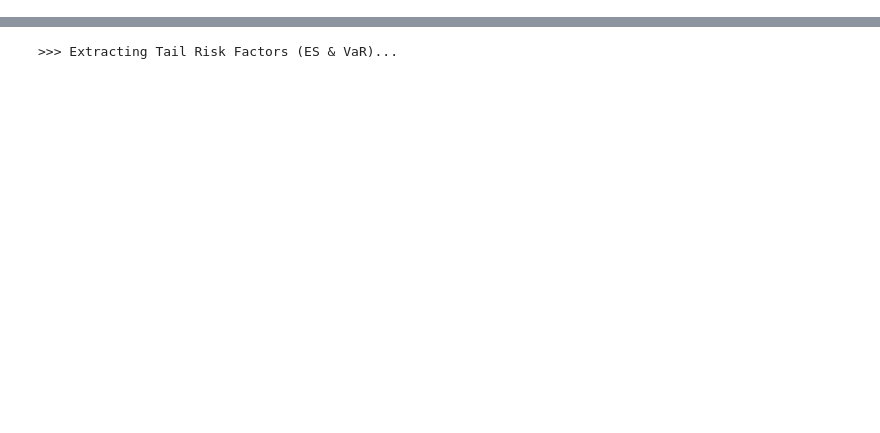
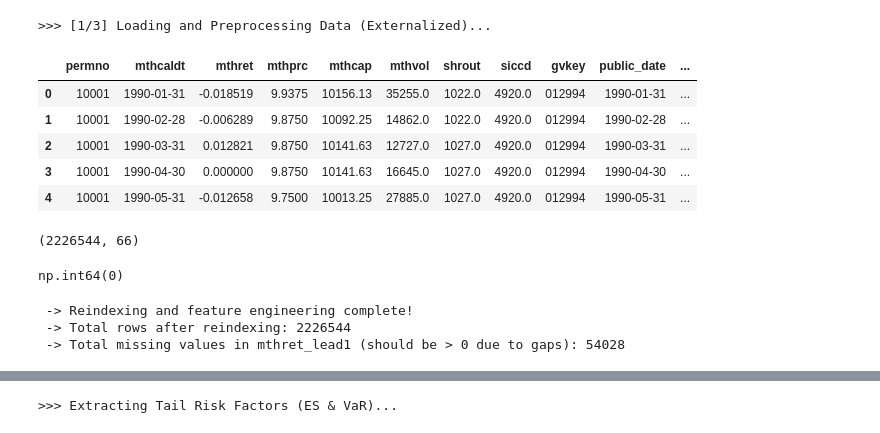
Before and after one commit to damonuc/PricingTailRisk_MDN, a Jupyter notebook: 2MDN_kaggle_N_fine_tune.ipynb, the cells around one changed output, grey strips where cells are left out. Drawn from its saved outputs; the diff is of its cells as text; code cells hidden in the pictures; blank space fills up the shorter version.

```diff
--- a/2MDN_kaggle_N_fine_tune.ipynb
+++ b/2MDN_kaggle_N_fine_tune.ipynb
@@ -68,0 +174,67 @@ Downloading mdndata-1990.zip to /content/mdndata
+# %%
+# ==========================================
+# 1. 外置数据预处理模块 (ETL & Feature Engineering)
+# ==========================================
+print(">>> [1/3] Loading and Preprocessing Data (Externalized)...")
+
+# micro_cols 是微观特征列，macro_cols 是宏观特征列，后续我们会对它们分别进行不同的预处理
+micro_cols=micro_df.columns.drop(['permno','mthcaldt', 'mthprc','shrout','siccd','gvkey', 'public_date','ffi49','linkdt'	,'linkenddt']).tolist()
+macro_cols=macro_df.columns.drop(['date']).tolist()
+
+# 1.1 日期对齐与合并
+micro_df['mthcaldt'] = pd.to_datetime(micro_df['mthcaldt']) + pd.offsets.MonthEnd(0)
+macro_df['date'] = pd.to_datetime(macro_df['date']) + pd.offsets.MonthEnd(0)
+
+df = pd.merge(micro_df, macro_df, left_on='mthcaldt', right_on='date', how='left')
+df = df.sort_values(['permno', 'mthcaldt']).reset_index(drop=True)
+df.head(5)
+# %% [output]
+>>> [1/3] Loading and Preprocessing Data (Externalized)...
+|  | permno | mthcaldt | mthret | mthprc | mthcap | mthvol | shrout | siccd | gvkey | public_date | ... |
+| 0 | 10001 | 1990-01-31 | -0.018519 | 9.9375 | 10156.13 | 35255.0 | 1022.0 | 4920.0 | 012994 | 1990-01-31 | ... |
+| 1 | 10001 | 1990-02-28 | -0.006289 | 9.8750 | 10092.25 | 14862.0 | 1022.0 | 4920.0 | 012994 | 1990-02-28 | ... |
+| 2 | 10001 | 1990-03-31 | 0.012821 | 9.8750 | 10141.63 | 12727.0 | 1027.0 | 4920.0 | 012994 | 1990-03-31 | ... |
+| 3 | 10001 | 1990-04-30 | 0.000000 | 9.8750 | 10141.63 | 16645.0 | 1027.0 | 4920.0 | 012994 | 1990-04-30 | ... |
+| 4 | 10001 | 1990-05-31 | -0.012658 | 9.7500 | 10013.25 | 27885.0 | 1027.0 | 4920.0 | 012994 | 1990-05-31 | ... |
+# %%
+df.shape
+# %% [output]
+(2226544, 66)
+# %%
+df['permno'].isna().sum()
+# %% [output]
+np.int64(0)
+# %%
+
+# =========================================================
+# 在无缝网格上安全计算特征
+# 此时，1 行 (row) 绝对等于 1 个月 (month)
+# =========================================================
+
+# 1. 计算 t+1 收益率 (如果是断层前的最后一个月，它会极其安全地抓取到 NaN)
+df['target_ret_final'] = micro_df.groupby('permno')['mthret'].shift(-1)
+
+# 2. 计算过去 12 个月动量 (跳过近1月，滚动11月)
+df['log_ret'] = np.log1p(df['mthret'].fillna(0))
+
+# 注意：因为中间补了 NaN，所以遇到断层时，滚动的 11 个月里只要有效月份少于 min_periods (8)，
+# 动量计算结果就会自动变成 NaN，完美避免了跨越几年的荒谬计算！
+df['MOM12m'] = df.groupby('permno')['log_ret'].transform(
+    lambda x: x.shift(1).rolling(window=11, min_periods=8).sum()
+)
+df['MOM12m'] = np.exp(df['MOM12m']) - 1
+#
+print(" -> Reindexing and feature engineering complete!")
+print(f" -> Total rows after reindexing: {len(df)}")
+print(f" -> Total missing values in mthret_lead1 (should be > 0 due to gaps): {df['target_ret_final'].isna().sum()}")
+
+# 3. 在完整的全局时间序列上，计算 12 个月滚动均值和标准差
+df['mu_bench'] = df.groupby('permno')['mthret'].transform(lambda x: x.rolling(12, min_periods=3).mean())
+df['sigma_bench'] = df.groupby('permno')['mthret'].transform(lambda x: x.rolling(12, min_periods=3).std())
+
+# add new features to micro_cols
+micro_cols = micro_cols+['MOM12m', 'mu_bench', 'sigma_bench']
+# %% [output]
+ -> Reindexing and feature engineering complete!
+ -> Total rows after reindexing: 2226544
+ -> Total missing values in mthret_lead1 (should be > 0 due to gaps): 54028
```
Also changed, not shown: parts of 15 cells of this notebook, 3 other files.
